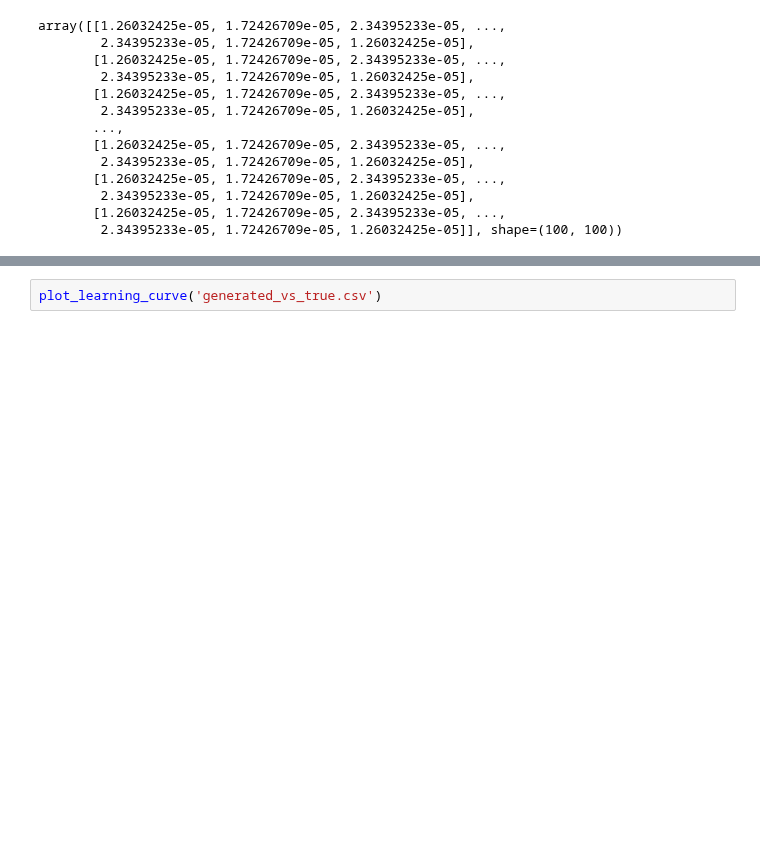
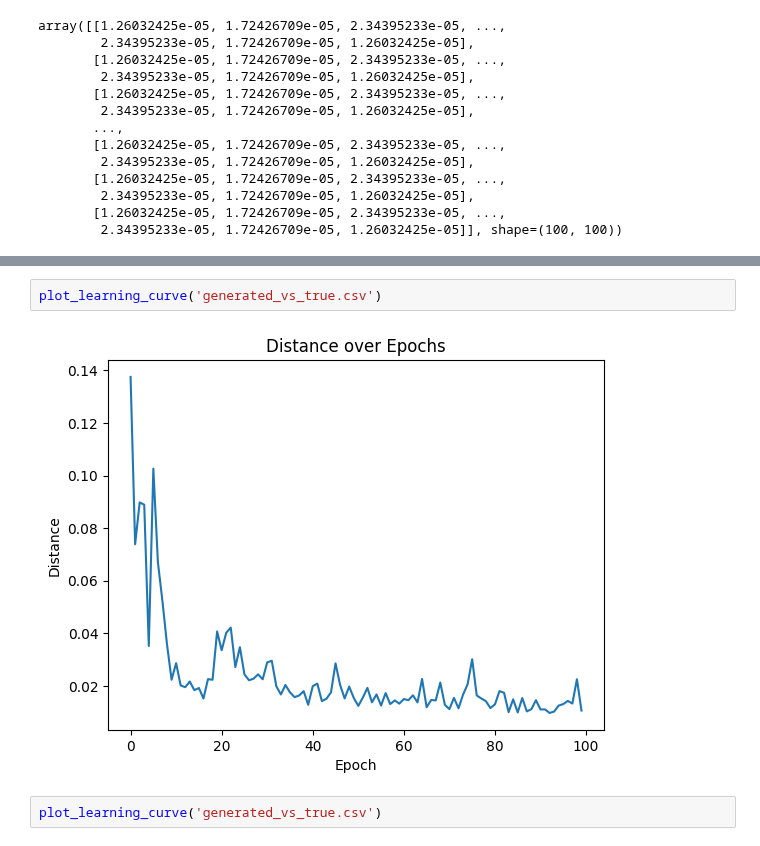
Before and after one commit to matteorofrano/CGAN-for-probability-distribution-generation, a Jupyter notebook: tests.ipynb, the cells around one changed output, grey strips where cells are left out. Saved outputs shown, nothing was run; the diff lists cells and outputs as text; blank space fills up the shorter version.

```diff
--- a/tests.ipynb
+++ b/tests.ipynb
@@ -237,3 +213,7 @@ Results saved to ./data/results/bins_error_dist.csv
+# %%
+plot_learning_curve('generated_vs_true.csv')
+# %% [output]
+[figure, added]
 # %%
 plot_learning_curve('generated_vs_true.csv')
 # %% [output]
```
Also changed, not shown: parts of 15 cells of this notebook, 3 other files.
